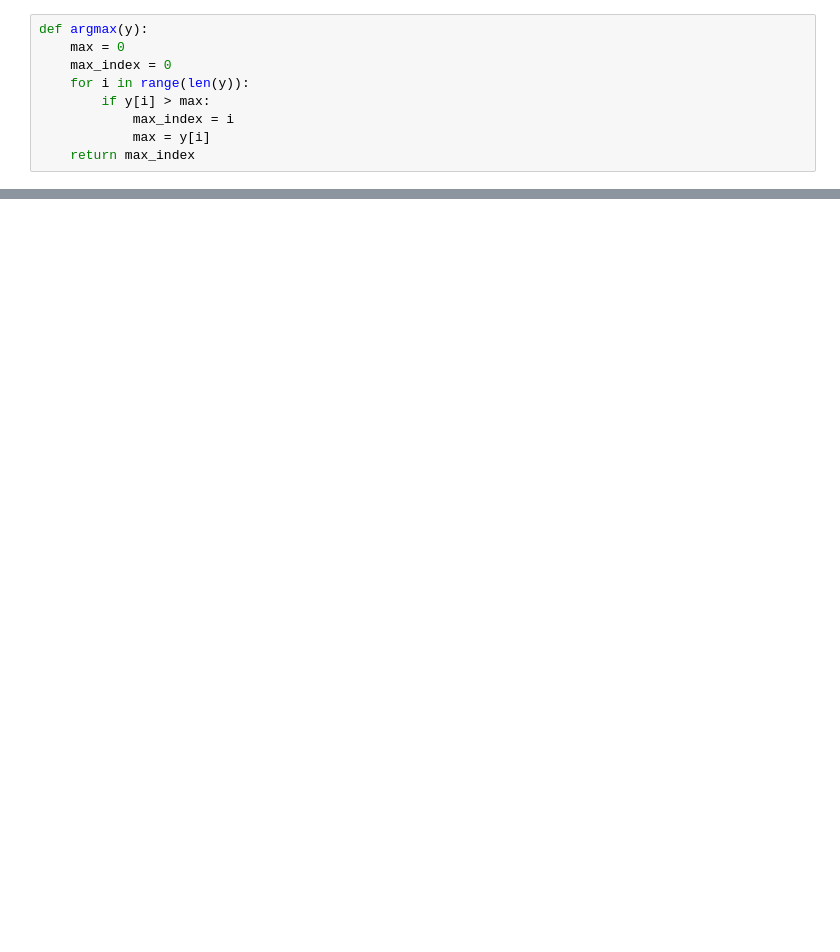
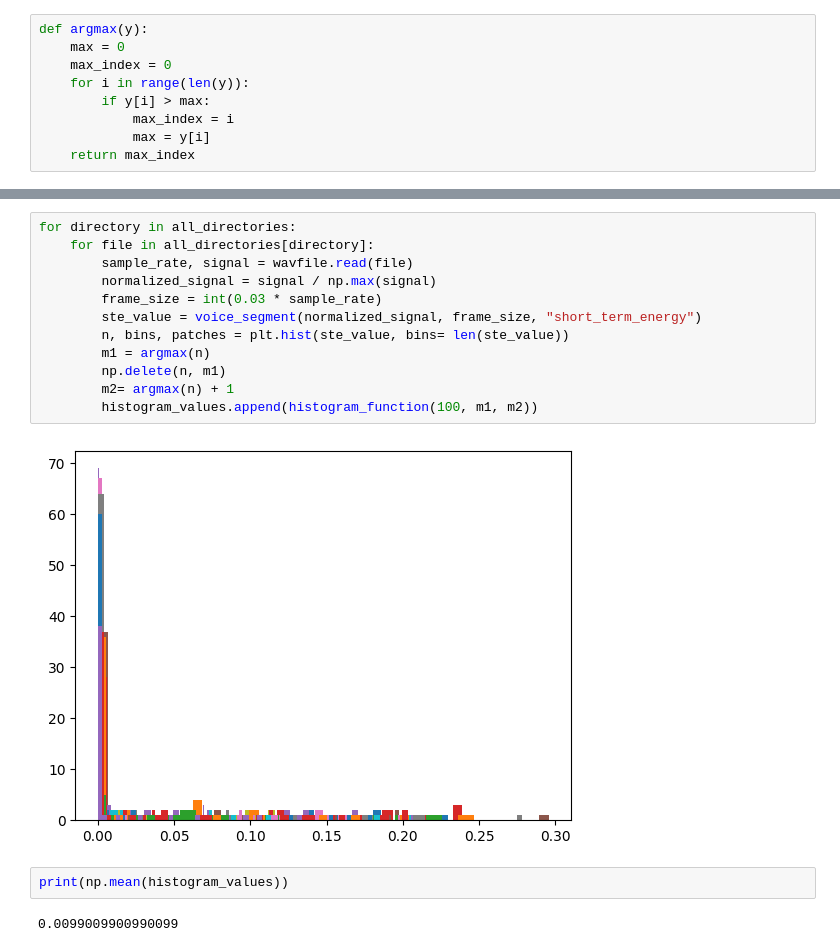
Before and after one commit to hungsvdut2k2/DSP, a Jupyter notebook: VowelRegconition/find_threshold.ipynb, the cells around one changed output, grey strips where cells are left out. Cells and saved outputs as stored; diff of their text form; blank space fills up the shorter version.

```diff
--- a/VowelRegconition/find_threshold.ipynb
+++ b/VowelRegconition/find_threshold.ipynb
@@ -138,0 +91,18 @@ plt.show()
+# %%
+for directory in all_directories:
+    for file in all_directories[directory]:
+        sample_rate, signal = wavfile.read(file)
+        normalized_signal = signal / np.max(signal)
+        frame_size = int(0.03 * sample_rate)
+        ste_value = voice_segment(normalized_signal, frame_size, "short_term_energy")
+        n, bins, patches = plt.hist(ste_value, bins= len(ste_value))
+        m1 = argmax(n)
+        np.delete(n, m1)
+        m2= argmax(n) + 1
+        histogram_values.append(histogram_function(100, m1, m2))
+# %% [output]
+[figure, added]
+# %%
+print(np.mean(histogram_values))
+# %% [output]
+0.0099009900990099
```
Also changed, not shown: parts of 26 cells of this notebook.
